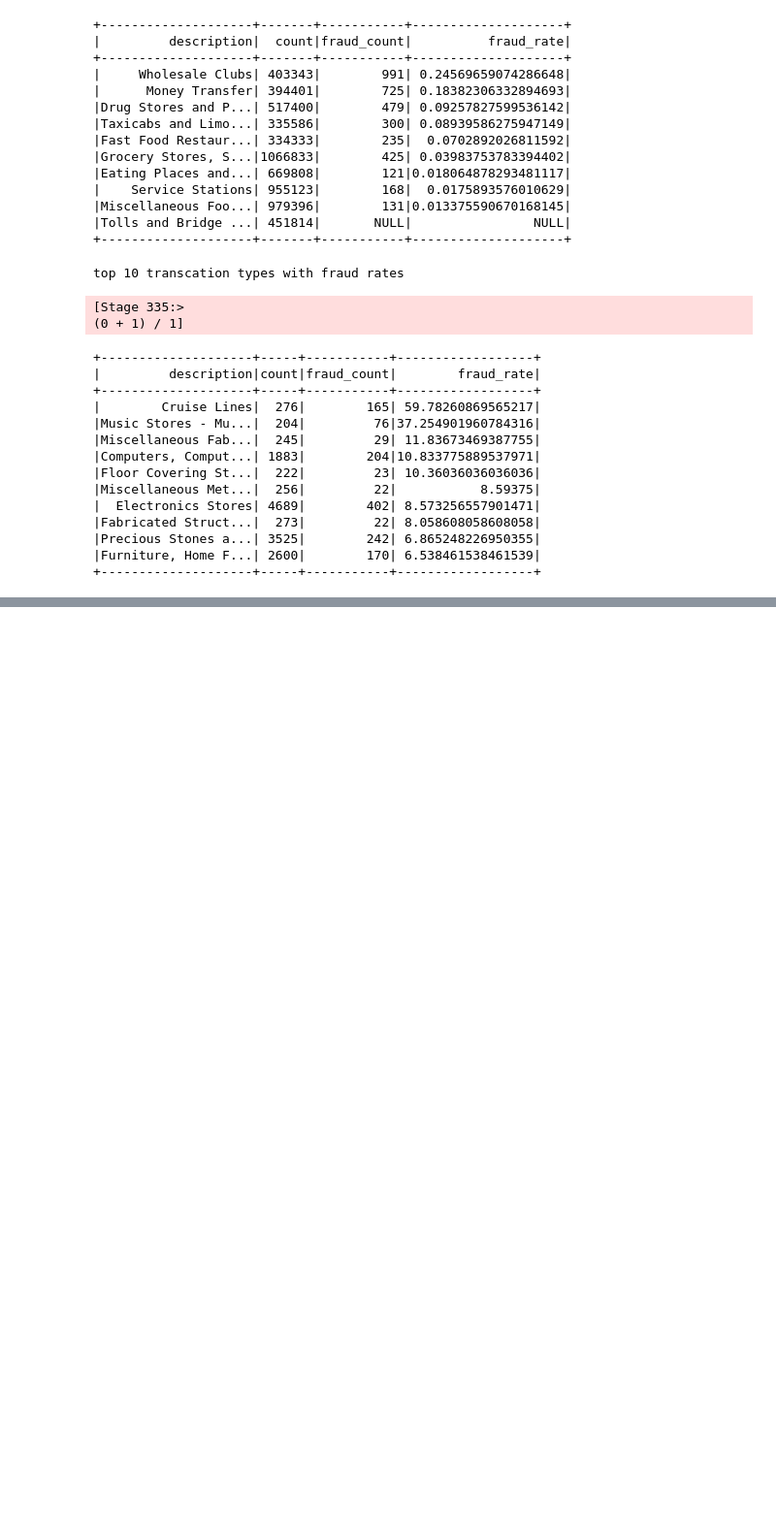
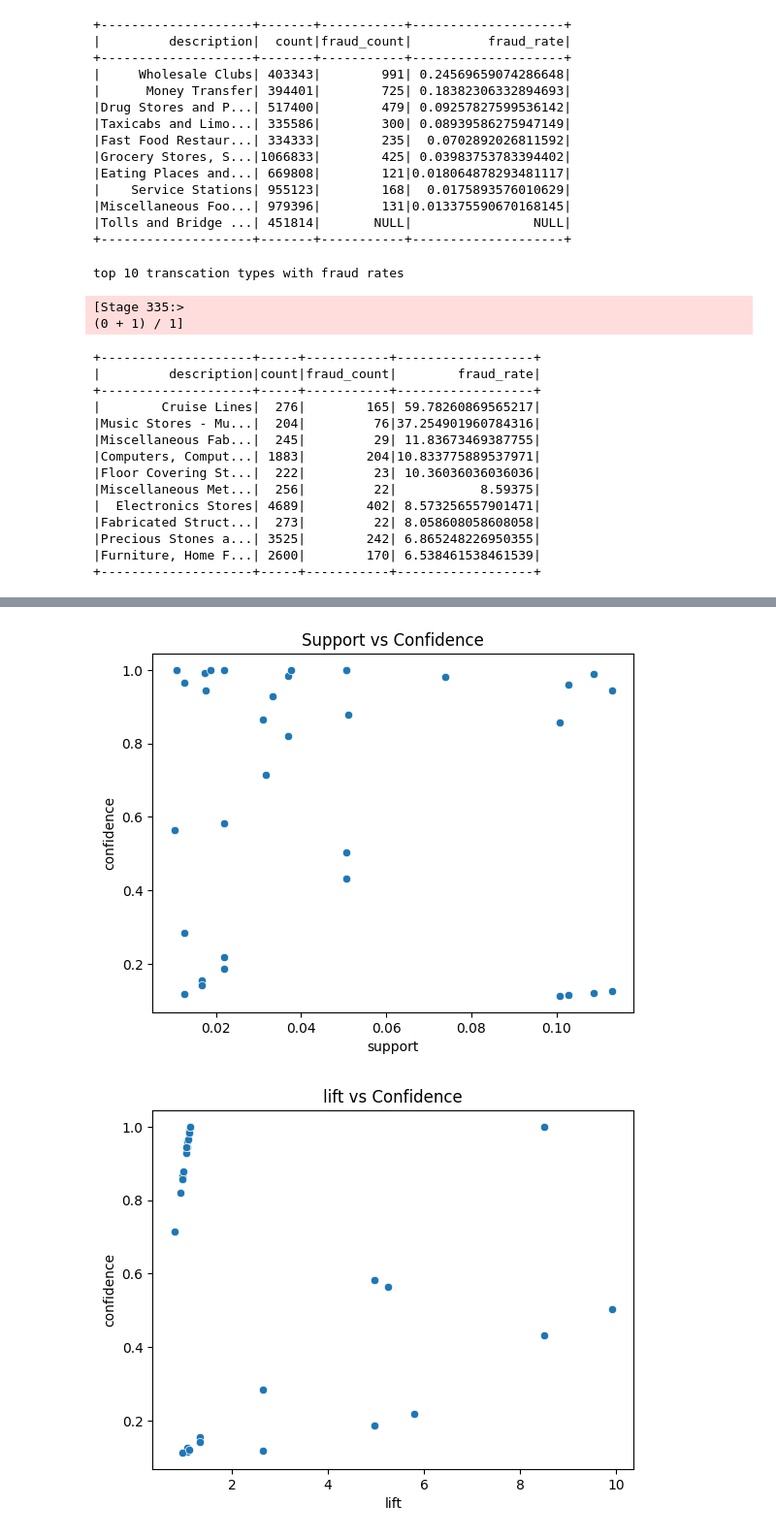
Before and after one commit to Sara-Gamal12/Transaction-Classification-and-Analysis, a Jupyter notebook: Transcations EDA.ipynb, the cells around one changed output, grey strips where cells are left out. Shown: that part at 97% size. Saved outputs shown, nothing was run; the diff lists cells and outputs as text; code cells hidden in the pictures; blank space fills up the shorter version.

```diff
--- a/Transcations EDA.ipynb
+++ b/Transcations EDA.ipynb
@@ -234,0 +337,22 @@ top 10 transcation types with fraud rates
+# %%
+import seaborn as sns
+import matplotlib.pyplot as plt
+import pandas as pd
+
+# Create a DataFrame for plotting
+# association_rules_df = pd.DataFrame(association_rules)
+
+sns.scatterplot(data=association_rules_df, x='support', y='confidence')
+plt.title("Support vs Confidence")
+plt.show()
+
+sns.scatterplot(data=association_rules_df, x='lift', y='confidence')
+plt.title("lift vs Confidence")
+plt.show()
+
+sns.scatterplot(data=association_rules_df, x='support', y='lift')
+plt.title("Support vs lift")
+plt.show()
+# %% [output]
+[figure, added]
+[figure, added]
```
Also changed, not shown: parts of 7 cells of this notebook.
